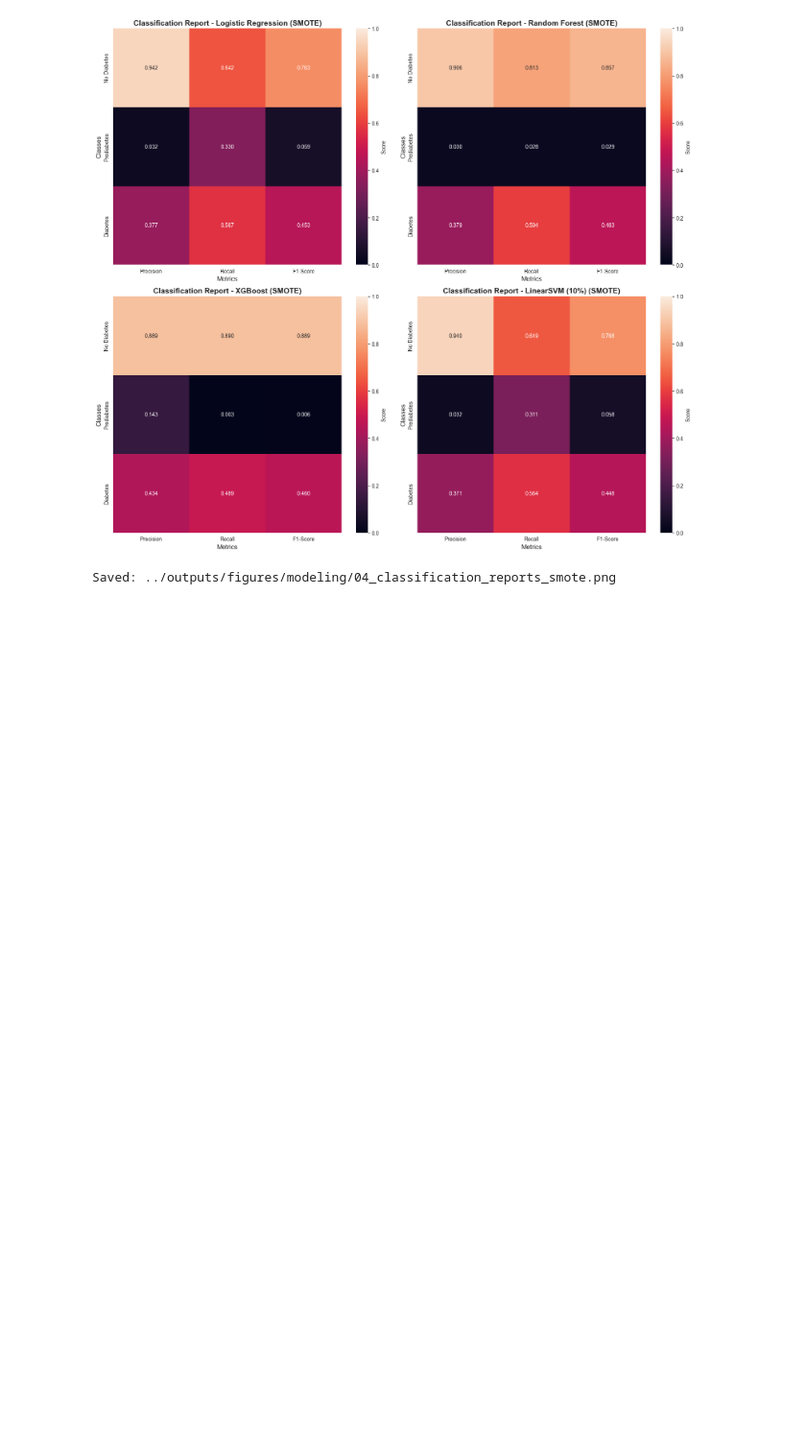
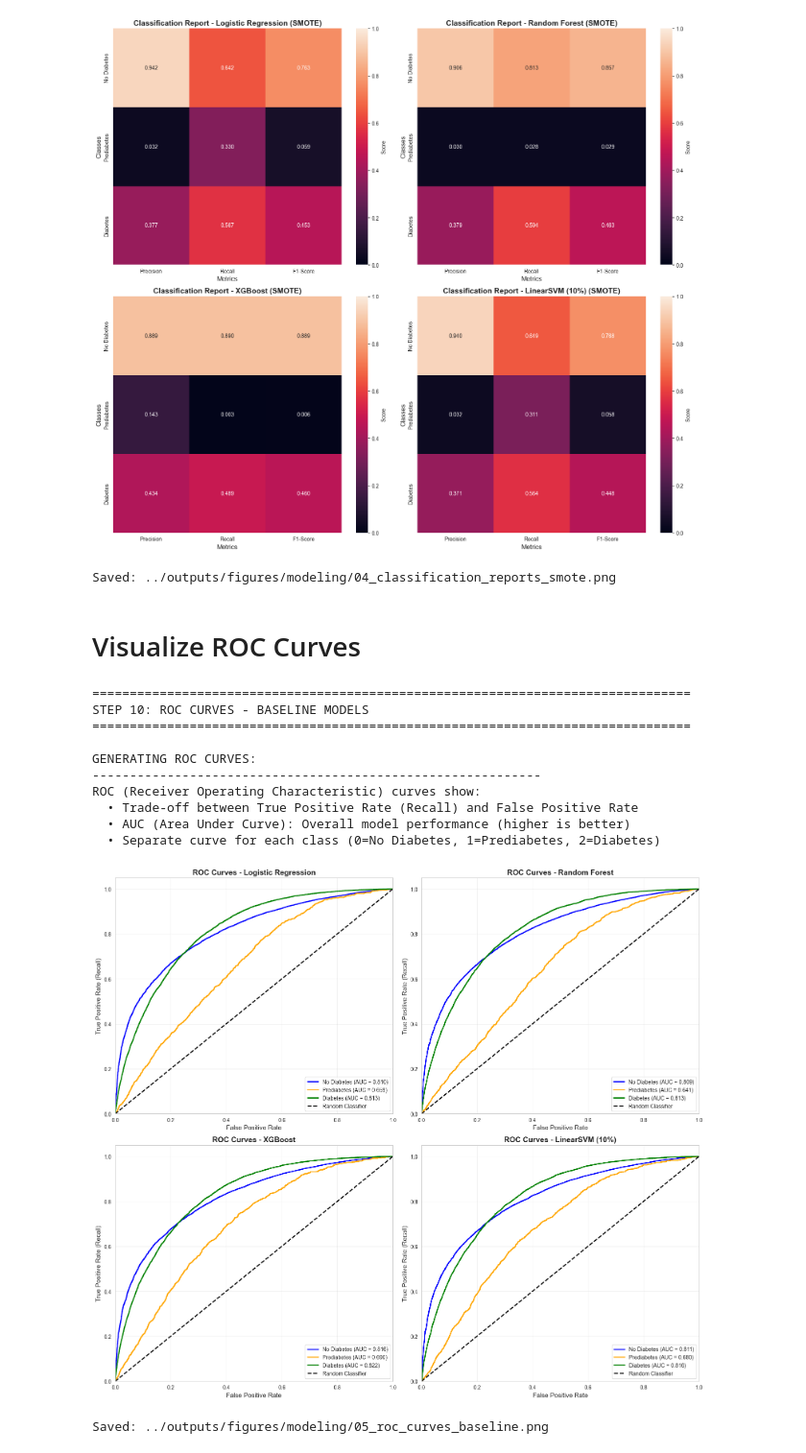
Before and after one commit to eyyuboeztuerk-arch/diabetes-multiclass-project, a Jupyter notebook: notebooks/03_modeling.ipynb, the cells around one changed output. Shown at 96% size. Saved outputs shown, nothing was run; the diff lists cells and outputs as text; code cells hidden in the pictures; blank space fills up the shorter version.

Commit message:
Implement visualization of ROC curves (baseline) to 03_modeling.ipynb

```diff
--- a/notebooks/03_modeling.ipynb
+++ b/notebooks/03_modeling.ipynb
@@ -622,3 +622,49 @@ GENERATING CLASSIFICATION REPORTS (SMOTE):
 ------------------------------------------------------------
 [figure]
 Saved: ../outputs/figures/modeling/04_classification_reports_smote.png
+# %% [markdown]
+# Visualize ROC Curves
+# %%
+# =============================================================================
+# 10. VISUALIZE ROC CURVES - BASELINE
+# =============================================================================
+print("\n" + "="*80)
+print("STEP 10: ROC CURVES - BASELINE MODELS")
+print("="*80)
+
+print("\nGENERATING ROC CURVES:")
+print("-" * 60)
+print("ROC (Receiver Operating Characteristic) curves show:")
+print("  • Trade-off between True Positive Rate (Recall) and False Positive Rate")
+print("  • AUC (Area Under Curve): Overall model performance (higher is better)")
+print("  • Separate curve for each class (0=No Diabetes, 1=Prediabetes, 2=Diabetes)")
+
+fig, axes = plt.subplots(2, 2, figsize=(16, 14))
+axes = axes.ravel()
+
+for idx, (model_name, model) in enumerate(models_baseline.items()):
+    plot_roc_curves(
+        model,
+        features_test_eng,
+        target_test,  # pyright: ignore[reportArgumentType]
+        model_name,
+        ax=axes[idx]
+    )
+
+plt.tight_layout()
+plt.savefig(f"{output_dir}/05_roc_curves_baseline.png", dpi=300, bbox_inches='tight')
+plt.show()
+print(f"\nSaved: {output_dir}/05_roc_curves_baseline.png")
+# %% [output]
+================================================================================
+STEP 10: ROC CURVES - BASELINE MODELS
+================================================================================
+
+GENERATING ROC CURVES:
+------------------------------------------------------------
+ROC (Receiver Operating Characteristic) curves show:
+  • Trade-off between True Positive Rate (Recall) and False Positive Rate
+  • AUC (Area Under Curve): Overall model performance (higher is better)
+  • Separate curve for each class (0=No Diabetes, 1=Prediabetes, 2=Diabetes)
+[figure, added]
+Saved: ../outputs/figures/modeling/05_roc_curves_baseline.png
```
